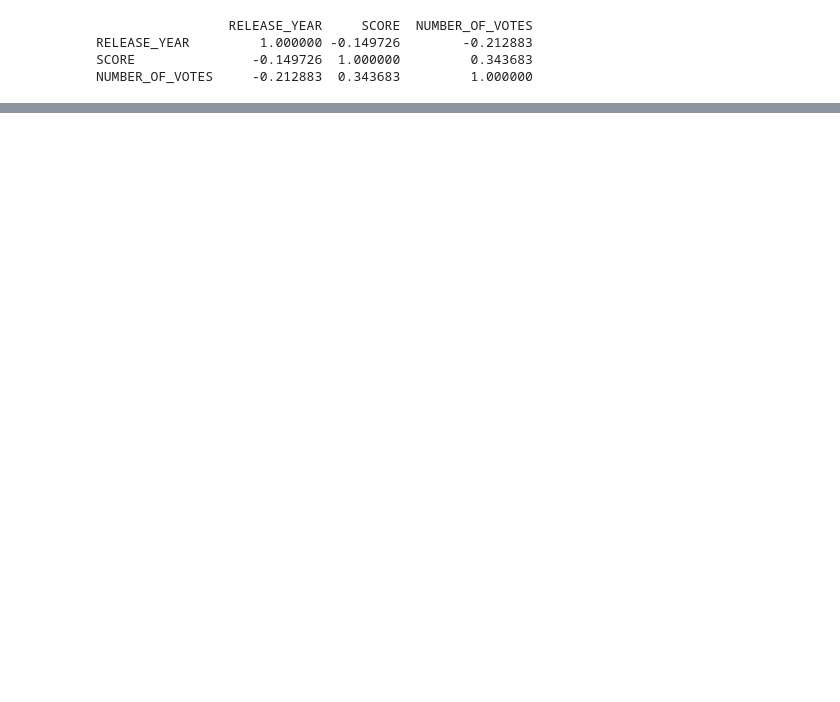
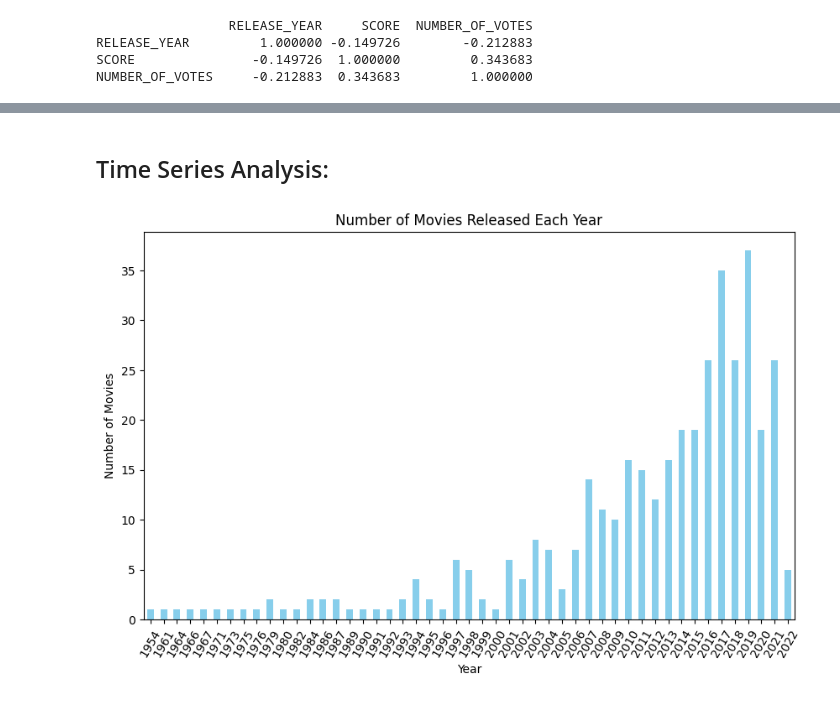
Before and after one commit to HarounQerdachi/Analyzing-Movie-Ratings, a Jupyter notebook: Notebooks/code.ipynb, the cells around one changed output, grey strips where cells are left out. Drawn from its saved outputs; the diff is of its cells as text; code cells hidden in the pictures; blank space fills up the shorter version.

```diff
--- a/Notebooks/code.ipynb
+++ b/Notebooks/code.ipynb
@@ -45,0 +50,20 @@ plt.show()
+# %% [markdown]
+## Time Series Analysis:
+# %%
+# Formating 'RELEASE_YEAR' column as a datetime or date-like data type
+df['RELEASE_YEAR'] = pd.to_datetime(df['RELEASE_YEAR'], format='%Y')
+# Grouping the data by a specific column allows us to aggregate and summarize information based on shared values in that column.
+# In our case, grouping by 'RELEASE_YEAR' helps us organize movies released in the same year, making it easier to analyze trends and patterns over time.
+movie_counts = df.groupby(df['RELEASE_YEAR'].dt.year)['index'].count()
+
+# Create a time series plot for the number of movies released each year
+plt.figure(figsize=(10, 6))
+movie_counts.plot(kind='bar', color='skyblue')
+plt.title('Number of Movies Released Each Year')
+plt.xlabel('Year')
+plt.ylabel('Number of Movies')
+# Rotates x-axis labels by 60 degrees for better readability.
+plt.xticks(rotation=60)
+plt.show()
+# %% [output]
+[figure, added]
```
Also changed, not shown: parts of 3 cells of this notebook.
